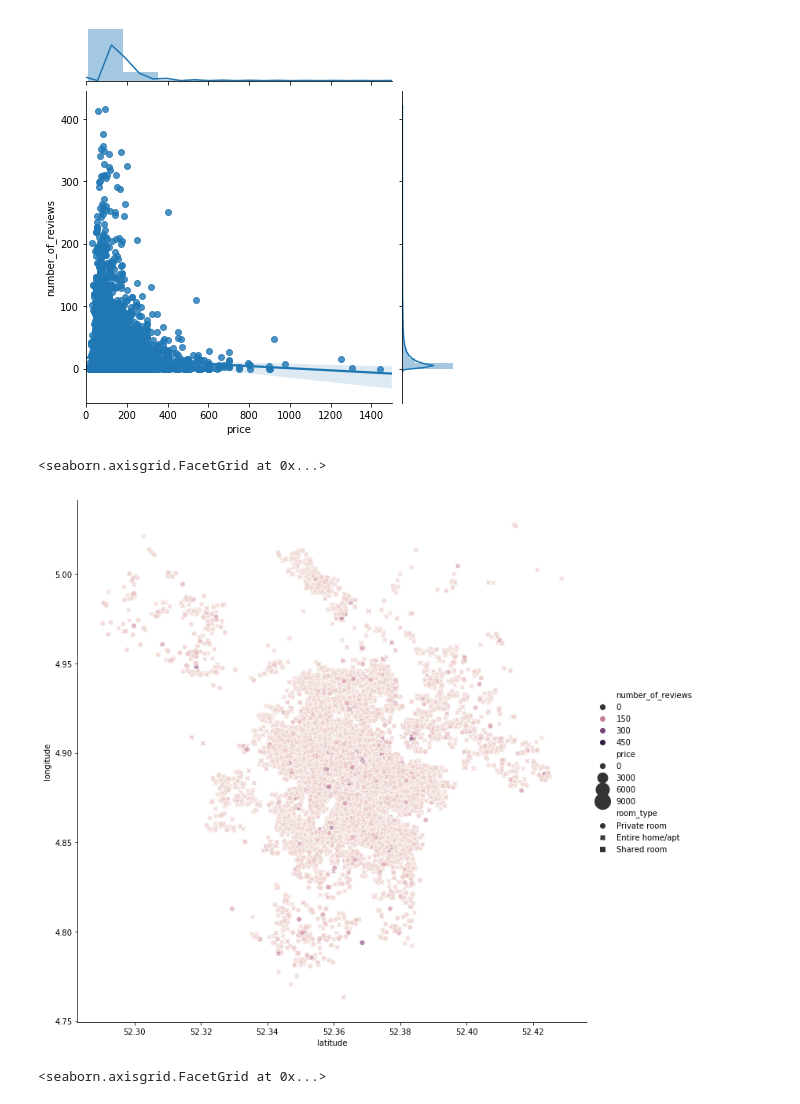
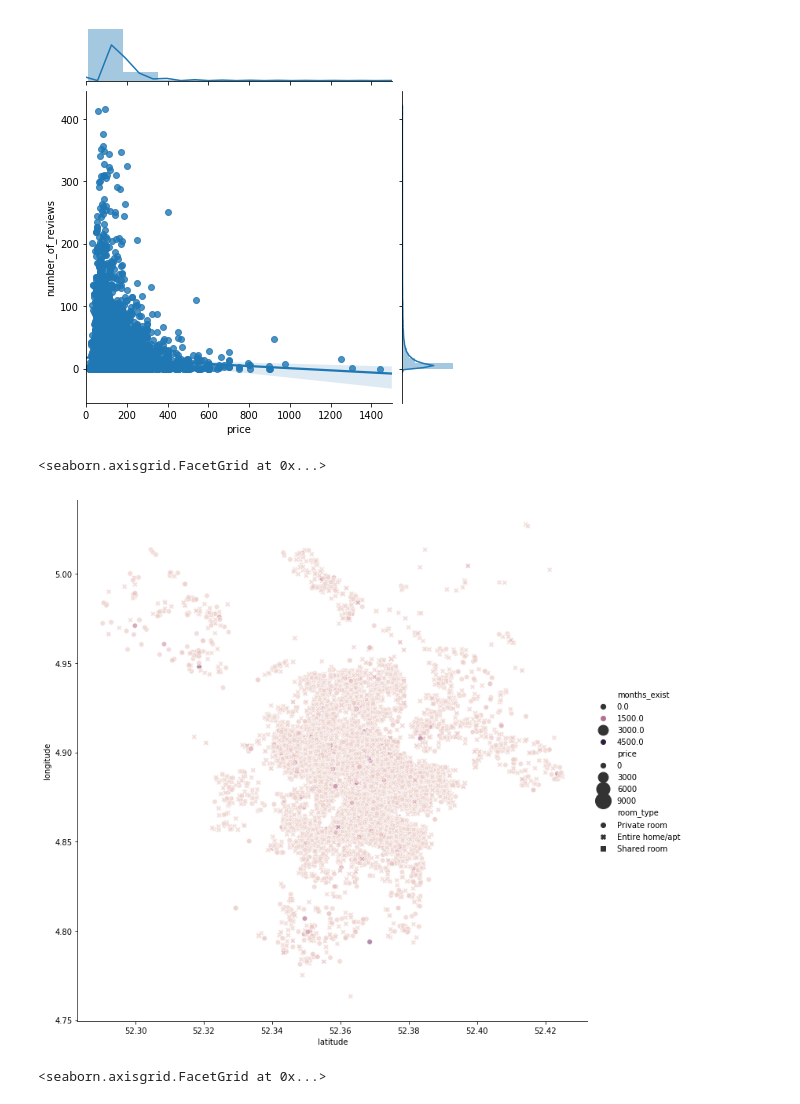
Before and after one commit to ant-on-su/case, a Jupyter notebook: notebooks/start.ipynb, the cells around one changed output. Saved outputs shown, nothing was run; the diff lists cells and outputs as text; code cells hidden in the pictures.

```diff
--- a/notebooks/start.ipynb
+++ b/notebooks/start.ipynb
@@ -26,2 +19,5 @@ df['last_review']=pd.to_datetime(df['last_review'], yearfirst=True)
 # %%
 df.drop(axis=1, columns=['id','name','host_id','host_name','neighbourhood_group'], inplace=True)
+# %%
+df['months_exist']=df['reviews_per_month']*df['number_of_reviews']
+df.head(20)
@@ -45,10 +77,10 @@ sns.jointplot(df.price, df.number_of_reviews, kind='reg', xlim=(0,1500))
 <seaborn.axisgrid.JointGrid at 0x...>
 [figure]
 # %%
-sns.relplot(x='latitude', y='longitude', style='room_type', size='price', hue='number_of_reviews', alpha=0.7, data=df, sizes=(40, 400), height=10)
+sns.relplot(x='latitude', y='longitude', style='room_type', size='price', hue='months_exist', alpha=0.7, data=df, sizes=(40, 400), height=10)
 # %% [output]
 <seaborn.axisgrid.FacetGrid at 0x...>
-[figure, old version]
+[figure, new version]
 # %%
 sns.relplot(x='latitude', y='longitude', hue='room_type', size='minimum_nights', alpha=0.3, data=df, sizes=(40, 400), height=10)
 # %% [output]
```
Also changed, not shown: parts of 5 cells of this notebook, 1 other file.
